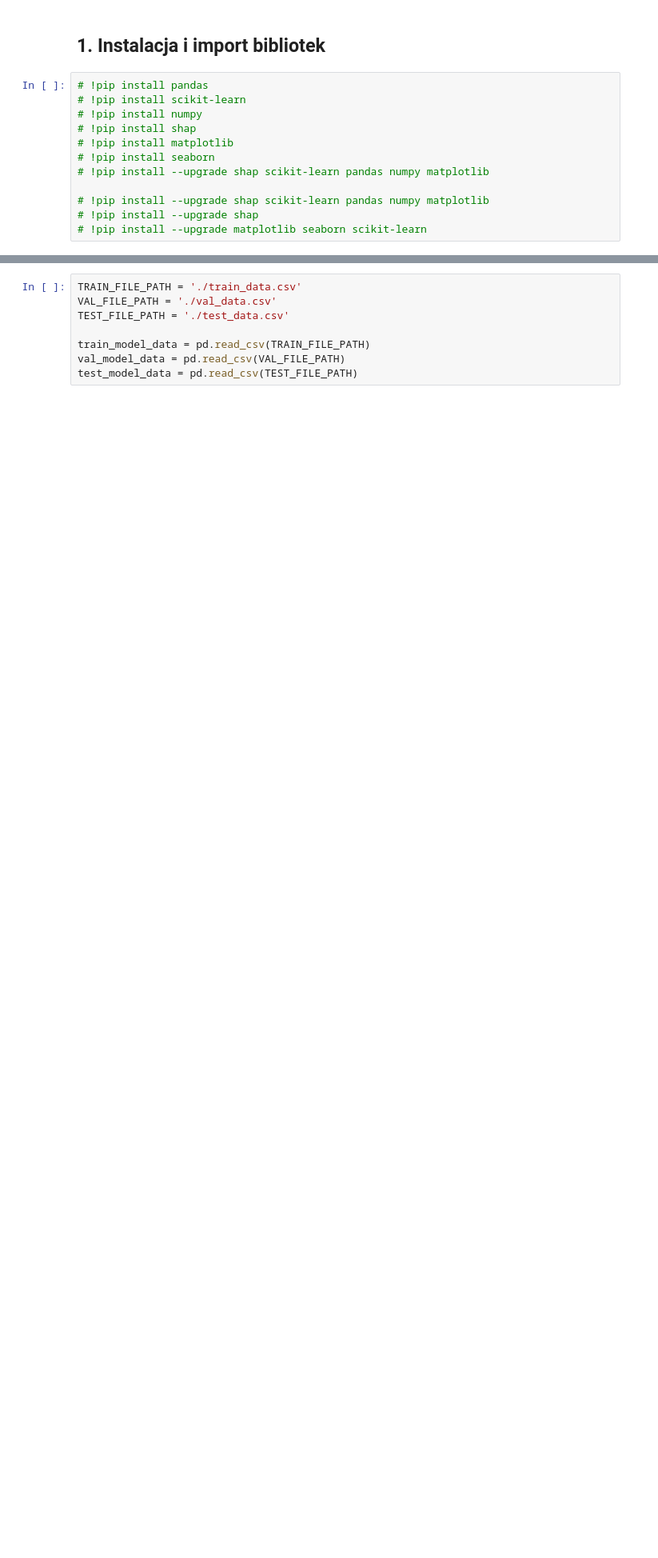
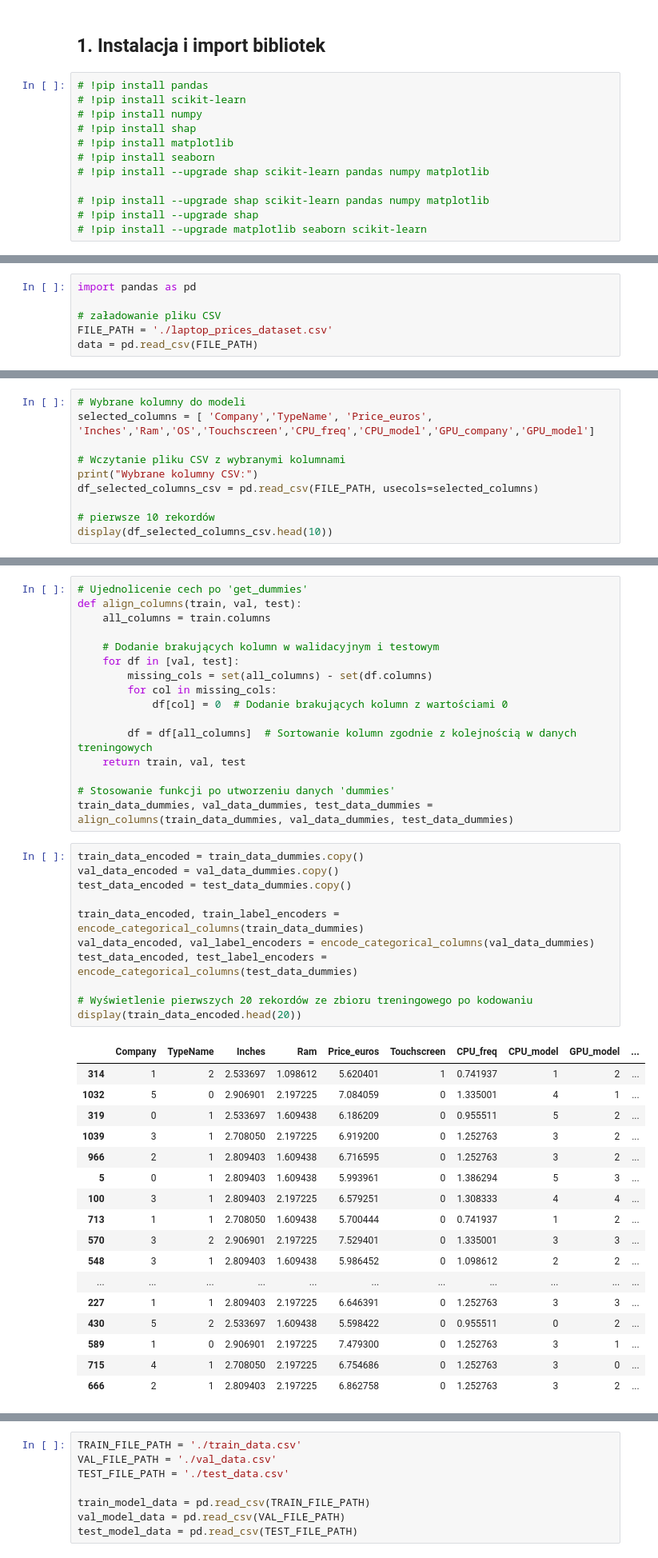
Before and after one commit to Piotr-Goraj/wsb-si-classification, a Jupyter notebook: ai_models_prediction.ipynb, the cells around one changed output, grey strips where cells are left out. Shown at 80% size. Drawn from its saved outputs; the diff is of its cells as text; blank space fills up the shorter version.

```diff
--- a/ai_models_prediction.ipynb
+++ b/ai_models_prediction.ipynb
@@ -57,0 +65,6 @@ import seaborn as sns
+# %%
+import pandas as pd
+
+# załadowanie pliku CSV
+FILE_PATH = './laptop_prices_dataset.csv'
+data = pd.read_csv(FILE_PATH)
@@ -57,0 +145,10 @@ import seaborn as sns
+# %%
+# Wybrane kolumny do modeli
+selected_columns = [ 'Company','TypeName', 'Price_euros', 'Inches','Ram','OS','Touchscreen','CPU_freq','CPU_model','GPU_company','GPU_model']
+
+# Wczytanie pliku CSV z wybranymi kolumnami
+print("Wybrane kolumny CSV:")
+df_selected_columns_csv = pd.read_csv(FILE_PATH, usecols=selected_columns)
+
+# pierwsze 10 rekordów
+display(df_selected_columns_csv.head(10))
@@ -57,0 +369,45 @@ import seaborn as sns
+# %%
+# Ujednolicenie cech po 'get_dummies'
+def align_columns(train, val, test):
+    all_columns = train.columns
+
+    # Dodanie brakujących kolumn w walidacyjnym i testowym
+    for df in [val, test]:
+        missing_cols = set(all_columns) - set(df.columns)
+        for col in missing_cols:
+            df[col] = 0  # Dodanie brakujących kolumn z wartościami 0
+
+        df = df[all_columns]  # Sortowanie kolumn zgodnie z kolejnością w danych treningowych
+    return train, val, test
+
+# Stosowanie funkcji po utworzeniu danych 'dummies'
+train_data_dummies, val_data_dummies, test_data_dummies = align_columns(train_data_dummies, val_data_dummies, test_data_dummies)
+# %%
+train_data_encoded = train_data_dummies.copy()
+val_data_encoded = val_data_dummies.copy()
+test_data_encoded = test_data_dummies.copy()
+
+train_data_encoded, train_label_encoders = encode_categorical_columns(train_data_dummies)
+val_data_encoded, val_label_encoders = encode_categorical_columns(val_data_dummies)
+test_data_encoded, test_label_encoders = encode_categorical_columns(test_data_dummies)
+
+# Wyświetlenie pierwszych 20 rekordów ze zbioru treningowego po kodowaniu
+display(train_data_encoded.head(20))
+# %% [output]
+|  | Company | TypeName | Inches | Ram | Price_euros | Touchscreen | CPU_freq | CPU_model | GPU_model | ... |
+| 314 | 1 | 2 | 2.533697 | 1.098612 | 5.620401 | 1 | 0.741937 | 1 | 2 | ... |
+| 1032 | 5 | 0 | 2.906901 | 2.197225 | 7.084059 | 0 | 1.335001 | 4 | 1 | ... |
+| 319 | 0 | 1 | 2.533697 | 1.609438 | 6.186209 | 0 | 0.955511 | 5 | 2 | ... |
+| 1039 | 3 | 1 | 2.708050 | 2.197225 | 6.919200 | 0 | 1.252763 | 3 | 2 | ... |
+| 966 | 2 | 1 | 2.809403 | 1.609438 | 6.716595 | 0 | 1.252763 | 3 | 2 | ... |
+| 5 | 0 | 1 | 2.809403 | 1.609438 | 5.993961 | 0 | 1.386294 | 5 | 3 | ... |
+| 100 | 3 | 1 | 2.809403 | 2.197225 | 6.579251 | 0 | 1.308333 | 4 | 4 | ... |
+| 713 | 1 | 1 | 2.708050 | 1.609438 | 5.700444 | 0 | 0.741937 | 1 | 2 | ... |
+| 570 | 3 | 2 | 2.906901 | 2.197225 | 7.529401 | 0 | 1.335001 | 3 | 3 | ... |
+| 548 | 3 | 1 | 2.809403 | 1.609438 | 5.986452 | 0 | 1.098612 | 2 | 2 | ... |
+| ... | ... | ... | ... | ... | ... | ... | ... | ... | ... | ... |
+| 227 | 1 | 1 | 2.809403 | 2.197225 | 6.646391 | 0 | 1.252763 | 3 | 3 | ... |
+| 430 | 5 | 2 | 2.533697 | 1.609438 | 5.598422 | 0 | 0.955511 | 0 | 2 | ... |
+| 589 | 1 | 0 | 2.906901 | 2.197225 | 7.479300 | 0 | 1.252763 | 3 | 1 | ... |
+| 715 | 4 | 1 | 2.708050 | 2.197225 | 6.754686 | 0 | 1.252763 | 3 | 0 | ... |
+| 666 | 2 | 1 | 2.809403 | 2.197225 | 6.862758 | 0 | 1.252763 | 3 | 2 | ... |
```
Also changed, not shown: parts of 23 cells of this notebook, 6 other files.
